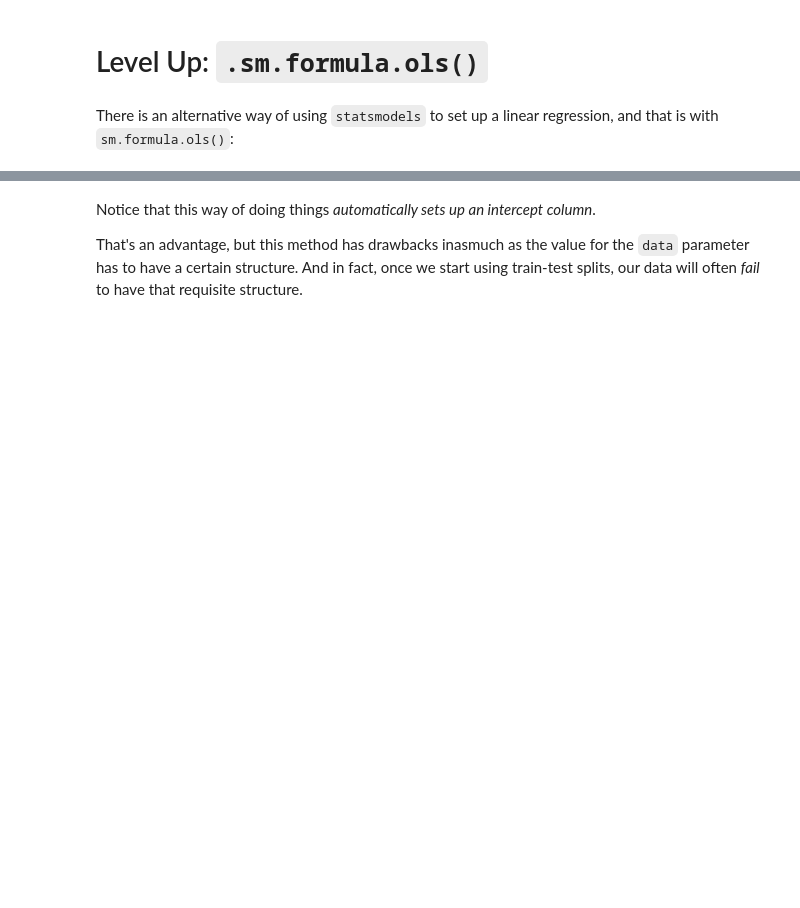
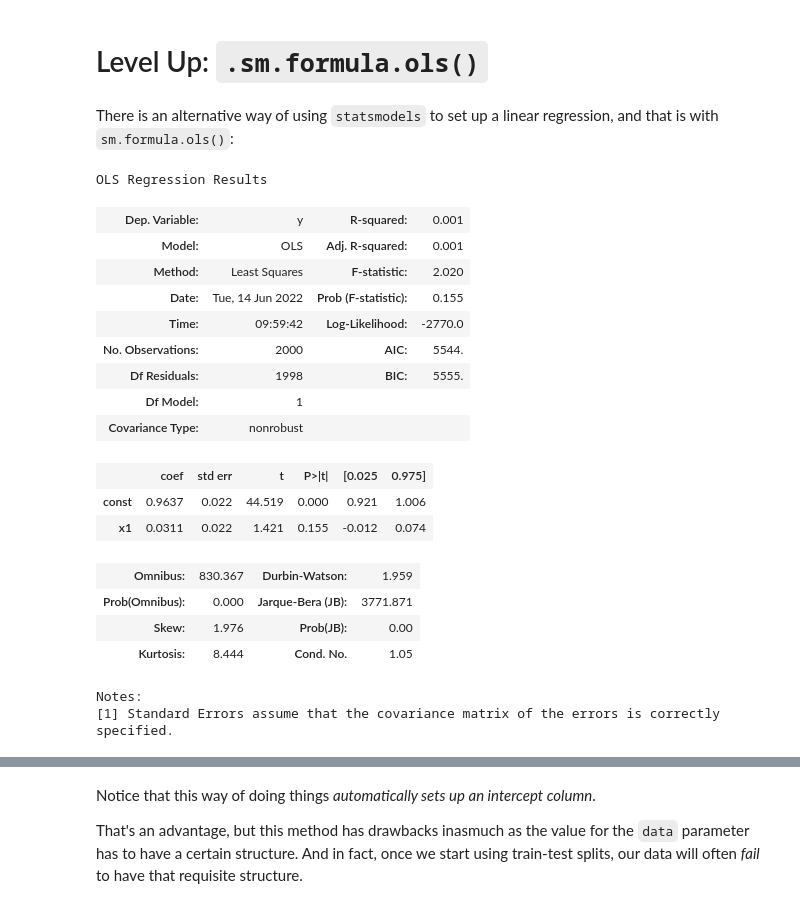
Before and after one commit to zpollats/DS-Live-051622, a Jupyter notebook: Phase2/Simple_Linear_Regression_Lecture.ipynb, the cells around one changed output, grey strips where cells are left out. Drawn from its saved outputs; the diff is of its cells as text; code cells hidden in the pictures; blank space fills up the shorter version.

Commit message:
add work for linear regression practice

```diff
--- a/Phase2/Simple_Linear_Regression_Lecture.ipynb
+++ b/Phase2/Simple_Linear_Regression_Lecture.ipynb
@@ -547,3 +547,25 @@ sns.scatterplot(data=ans, x='x', y='y', hue='dataset')
 # Level Up: `.sm.formula.ols()`
 # %% [markdown]
 There is an alternative way of using `statsmodels` to set up a linear regression, and that is with `sm.formula.ols()`:
+# %%
+sm.OLS(endog=y, exog=sm.add_constant(pred)).fit().summary()
+# %% [output]
+OLS Regression Results
+| Dep. Variable: | y | R-squared: | 0.001 |
+| Model: | OLS | Adj. R-squared: | 0.001 |
+| Method: | Least Squares | F-statistic: | 2.020 |
+| Date: | Tue, 14 Jun 2022 | Prob (F-statistic): | 0.155 |
+| Time: | 09:59:42 | Log-Likelihood: | -2770.0 |
+| No. Observations: | 2000 | AIC: | 5544. |
+| Df Residuals: | 1998 | BIC: | 5555. |
+| Df Model: | 1 |  |  |
+| Covariance Type: | nonrobust |  |  |
+|  | coef | std err | t | P>|t| | [0.025 | 0.975] |
+| const | 0.9637 | 0.022 | 44.519 | 0.000 | 0.921 | 1.006 |
+| x1 | 0.0311 | 0.022 | 1.421 | 0.155 | -0.012 | 0.074 |
+| Omnibus: | 830.367 | Durbin-Watson: | 1.959 |
+| Prob(Omnibus): | 0.000 | Jarque-Bera (JB): | 3771.871 |
+| Skew: | 1.976 | Prob(JB): | 0.00 |
+| Kurtosis: | 8.444 | Cond. No. | 1.05 |
+Notes:
+[1] Standard Errors assume that the covariance matrix of the errors is correctly specified.
```
Also changed, not shown: parts of 13 cells of this notebook.
